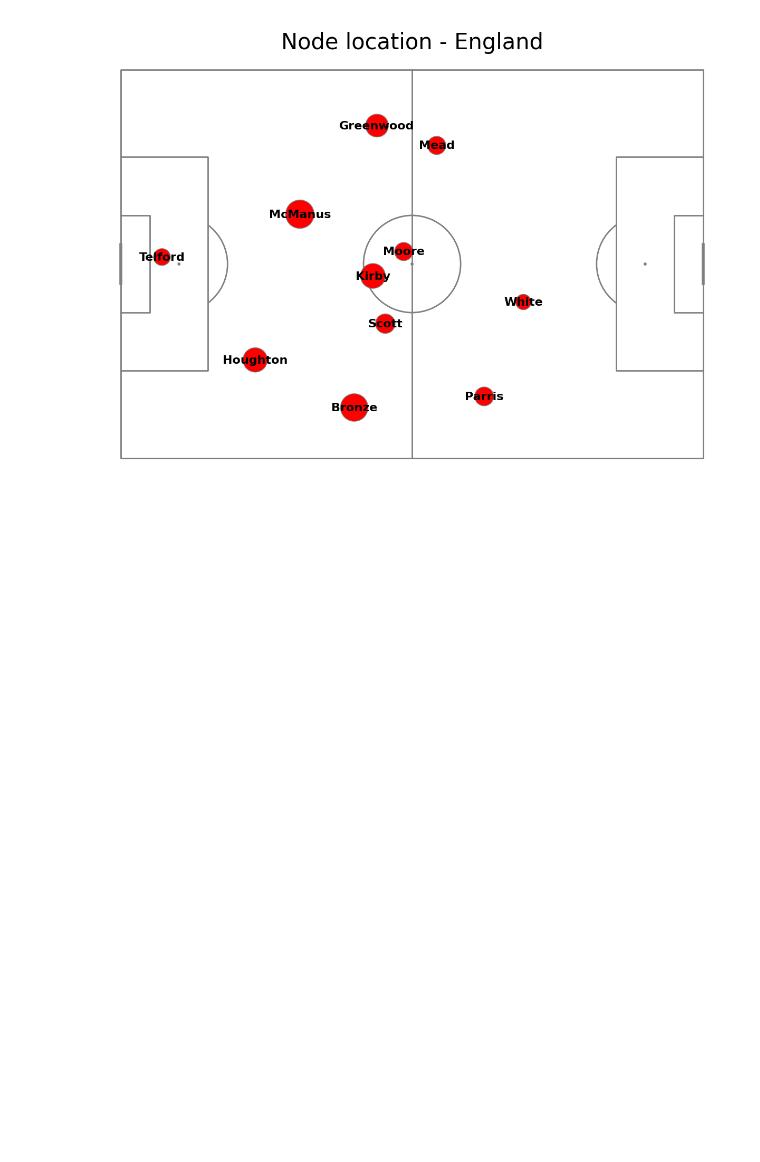
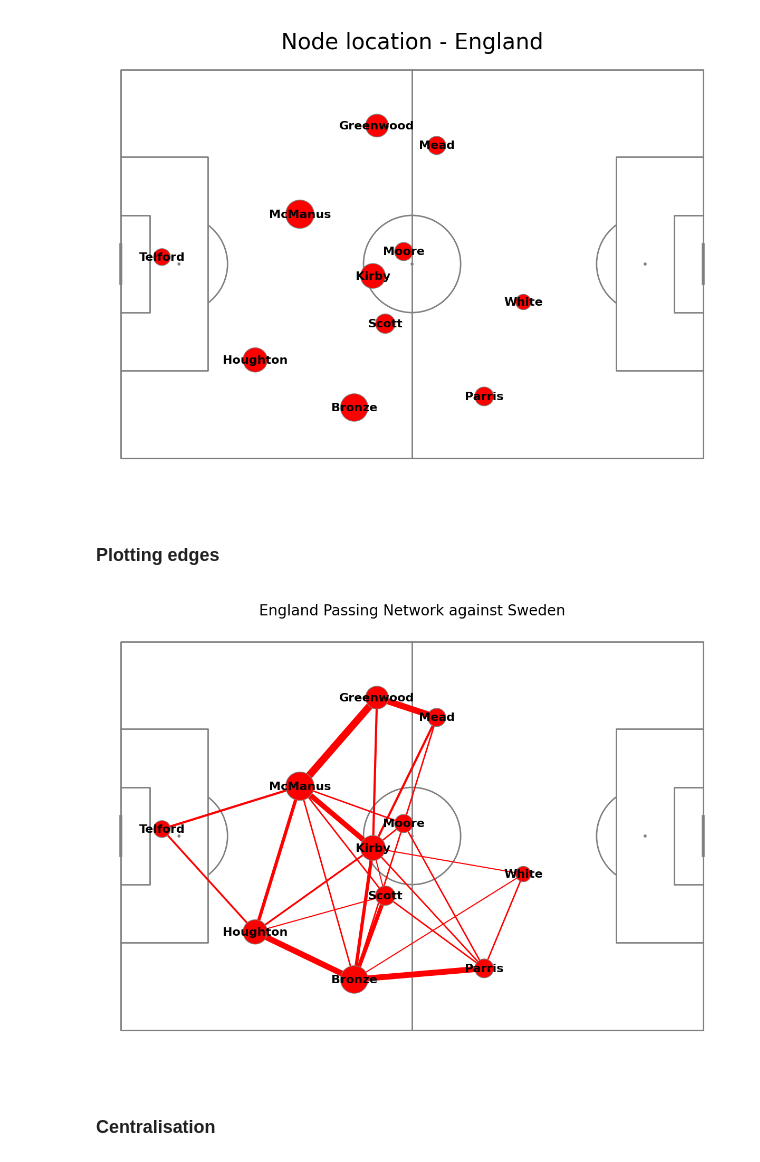
Before and after one commit to LuganThierry/soccer_analytics, a Jupyter notebook: soccer_analytics02_passing_network.ipynb, the cells around one changed output. Saved outputs shown, nothing was run; the diff lists cells and outputs as text; code cells hidden in the pictures; blank space fills up the shorter version.

Commit message:
plotting the pass network

```diff
--- a/soccer_analytics02_passing_network.ipynb
+++ b/soccer_analytics02_passing_network.ipynb
@@ -90,3 +96,45 @@ fig.suptitle("Node location - England", fontsize = 30)
 plt.show()
 # %% [output]
 [figure]
+# %% [markdown]
+### Plotting edges
+# %%
+# drawing pitch
+
+pitch = Pitch(line_color='grey')
+fig, ax = pitch.grid(grid_height=0.9, title_height=0.06, axis=False,
+                     endnote_height=0.04, title_space=0, endnote_space=0)
+
+pitch.scatter(scatter_df.x, scatter_df.y, s=scatter_df.marker_size, color='red', edgecolors='grey', linewidth=1, alpha=1, ax=ax['pitch'], zorder=3)
+
+for i, row in scatter_df.iterrows():
+    pitch.annotate(row.player_name, xy=(row.x, row.y), c='black', va='center', ha='center', weight='bold', size=16, ax=ax['pitch'], zorder=4)
+
+for i, row in lines_df.iterrows():
+
+    player1 = row['pair_key'].split('_')[0]
+    player2 = row['pair_key'].split('_')[1]
+
+    # taking the average location of players to plot a line between them
+
+    player1_x = scatter_df.loc[scatter_df['player_name'] == player1]['x'].iloc[0]
+    player1_y = scatter_df.loc[scatter_df['player_name'] == player1]['y'].iloc[0]
+
+    player2_x = scatter_df.loc[scatter_df['player_name'] == player2]['x'].iloc[0]
+    player2_y = scatter_df.loc[scatter_df['player_name'] == player2]['y'].iloc[0]
+
+    num_passes = row['pass_count']
+
+    # adjusting the line width so that the more passes, the wider the line
+
+    line_width = (num_passes / lines_df['pass_count'].max() * 10)
+
+    # plotting lines on the pitch
+    pitch.lines(player1_x, player1_y, player2_x, player2_y, alpha=1, lw=line_width, zorder=2, color='red', ax=ax['pitch'])
+
+fig.suptitle("England Passing Network against Sweden", fontsize = 20)
+plt.show()
+# %% [output]
+[figure, added]
+# %% [markdown]
+### Centralisation
```
Also changed, not shown: parts of 9 cells of this notebook.
